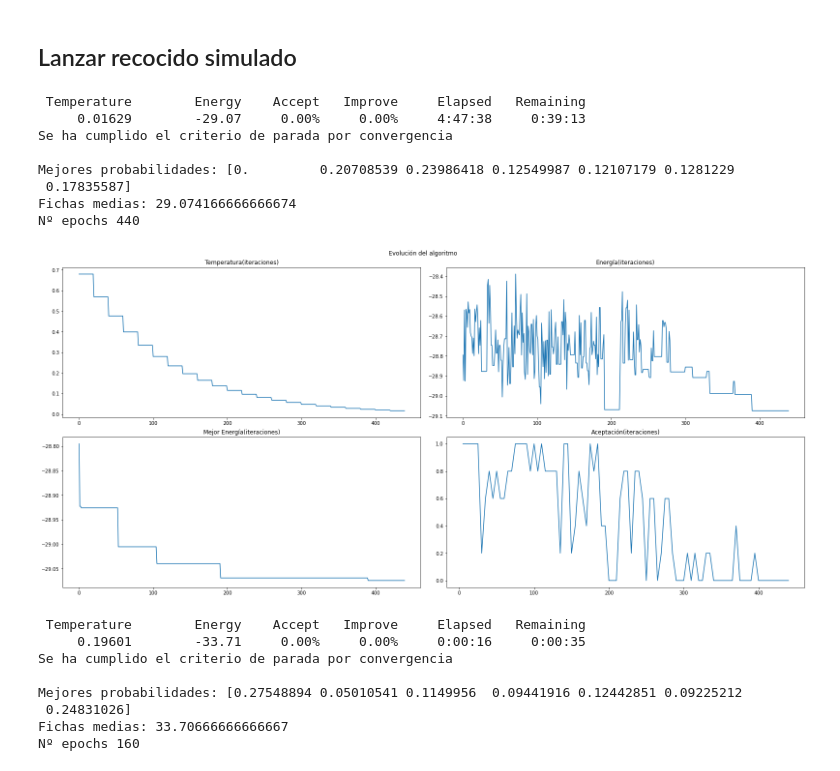
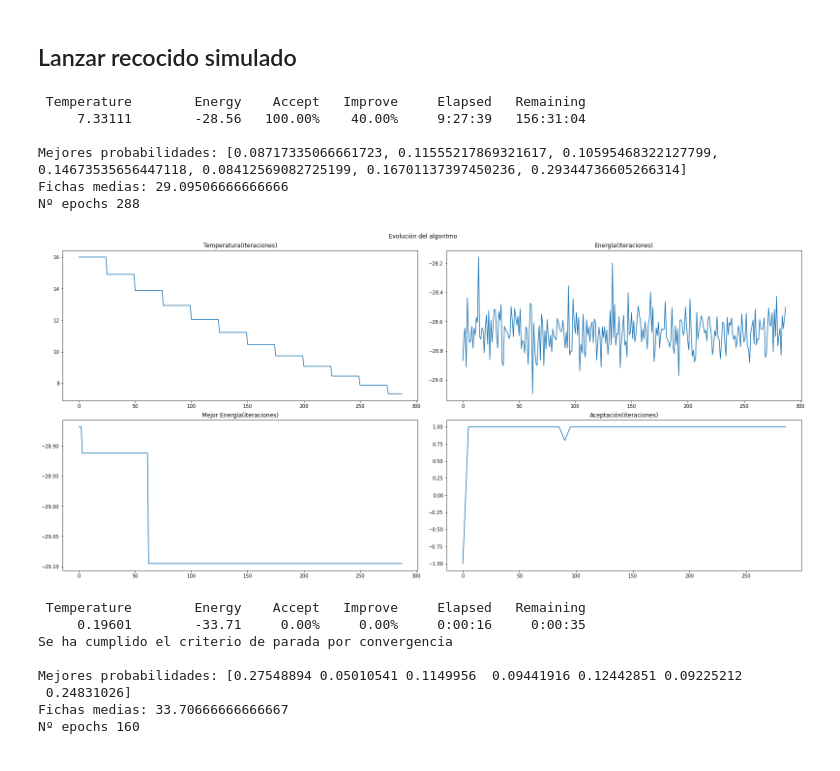
Before and after one commit to aanxel/MetodosDeSimulacion, a Jupyter notebook: Practica2/casino.ipynb, the cells around one changed output. Saved outputs shown, nothing was run; the diff lists cells and outputs as text; code cells hidden in the pictures.

```diff
--- a/Practica2/casino.ipynb
+++ b/Practica2/casino.ipynb
@@ -85,26 +85,24 @@ print(schedule)
 # %%
 from casino import SimCasino, CasinoAnnealer
 
 ann = CasinoAnnealer(n_simulaciones=7500, T_config={'L': 25}, stop_config={'p_acc': 1/100, 'k': 4})
-ann.Tmax = 0.68
-ann.Tmin = 0.008
+ann.Tmax = 16.0
+ann.Tmin = 1.1e-05
 ann.steps = 5000
 ann.updates = 1000
 best_sol, best_cost = ann.anneal()
 print(f'Mejores probabilidades: {list(best_sol)}')
 print(f'Fichas medias: {-best_cost}')
 print(f'Nº epochs {ann.epochs}')
 ann.plot_evolution()
 # %% [output]
  Temperature        Energy    Accept   Improve     Elapsed   Remaining
-     0.01629        -29.07     0.00%     0.00%     4:47:38     0:39:13
-Se ha cumplido el criterio de parada por convergencia
+     7.33111        -28.56   100.00%    40.00%     9:27:39   156:31:04
 
-Mejores probabilidades: [0.         0.20708539 0.23986418 0.12549987 0.12107179 0.1281229
- 0.17835587]
-Fichas medias: 29.074166666666674
-Nº epochs 440
+Mejores probabilidades: [0.08717335066661723, 0.11555217869321617, 0.10595468322127799, 0.14673535656447118, 0.08412569082725199, 0.16701137397450236, 0.29344736605266314]
+Fichas medias: 29.09506666666666
+Nº epochs 288
-[figure, old version]
+[figure, new version]
 # %%
 from casino import SimCasino, CasinoAnnealer
 import pickle
```
Also changed, not shown: 1 other file.
